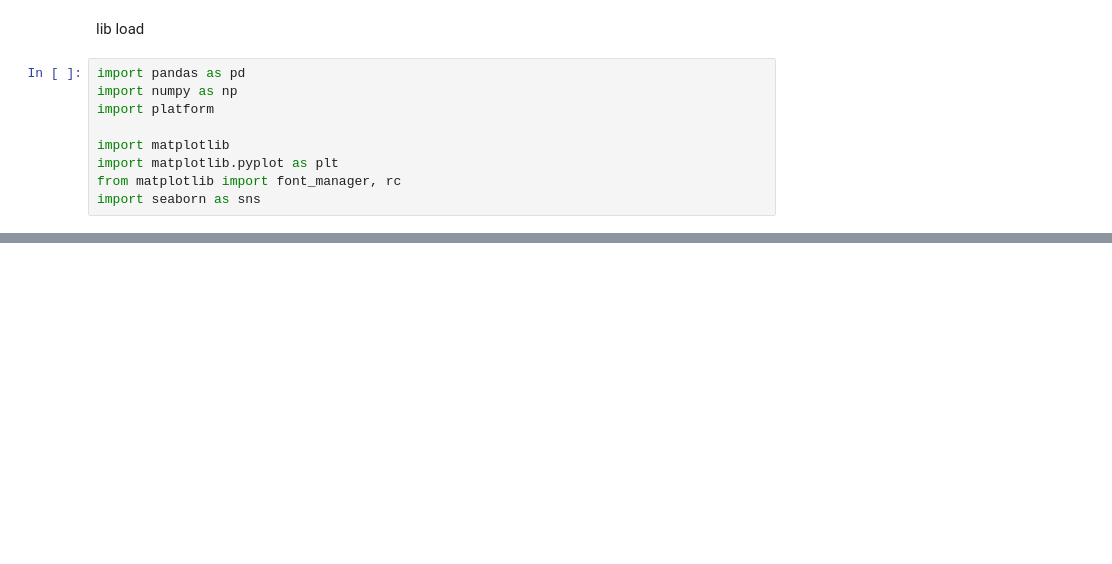
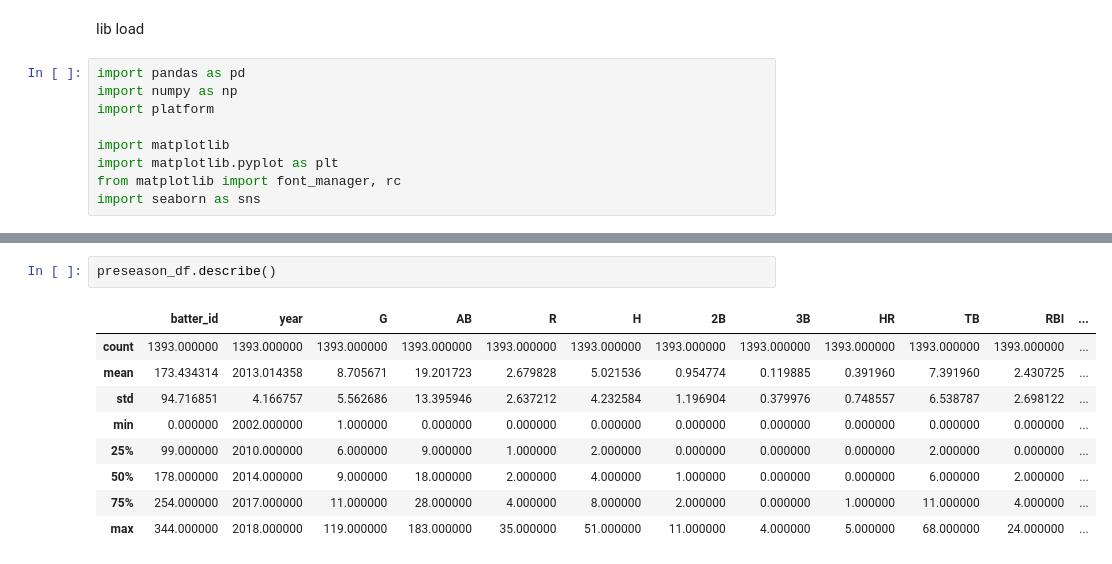
Before and after one commit to yk-Jeong/sourcecode_copy, a Jupyter notebook: 4th_study.ipynb, the cells around one changed output, grey strips where cells are left out. Drawn from its saved outputs; the diff is of its cells as text; blank space fills up the shorter version.

```diff
--- a/4th_study.ipynb
+++ b/4th_study.ipynb
@@ -21,0 +41,12 @@ if platform.system() == 'Windows':
+# %%
+preseason_df.describe()
+# %% [output]
+|  | batter_id | year | G | AB | R | H | 2B | 3B | HR | TB | RBI | ... |
+| count | 1393.000000 | 1393.000000 | 1393.000000 | 1393.000000 | 1393.000000 | 1393.000000 | 1393.000000 | 1393.000000 | 1393.000000 | 1393.000000 | 1393.000000 | ... |
+| mean | 173.434314 | 2013.014358 | 8.705671 | 19.201723 | 2.679828 | 5.021536 | 0.954774 | 0.119885 | 0.391960 | 7.391960 | 2.430725 | ... |
+| std | 94.716851 | 4.166757 | 5.562686 | 13.395946 | 2.637212 | 4.232584 | 1.196904 | 0.379976 | 0.748557 | 6.538787 | 2.698122 | ... |
+| min | 0.000000 | 2002.000000 | 1.000000 | 0.000000 | 0.000000 | 0.000000 | 0.000000 | 0.000000 | 0.000000 | 0.000000 | 0.000000 | ... |
+| 25% | 99.000000 | 2010.000000 | 6.000000 | 9.000000 | 1.000000 | 2.000000 | 0.000000 | 0.000000 | 0.000000 | 2.000000 | 0.000000 | ... |
+| 50% | 178.000000 | 2014.000000 | 9.000000 | 18.000000 | 2.000000 | 4.000000 | 1.000000 | 0.000000 | 0.000000 | 6.000000 | 2.000000 | ... |
+| 75% | 254.000000 | 2017.000000 | 11.000000 | 28.000000 | 4.000000 | 8.000000 | 2.000000 | 0.000000 | 1.000000 | 11.000000 | 4.000000 | ... |
+| max | 344.000000 | 2018.000000 | 119.000000 | 183.000000 | 35.000000 | 51.000000 | 11.000000 | 4.000000 | 5.000000 | 68.000000 | 24.000000 | ... |
```
Also changed, not shown: parts of 6 cells of this notebook.
